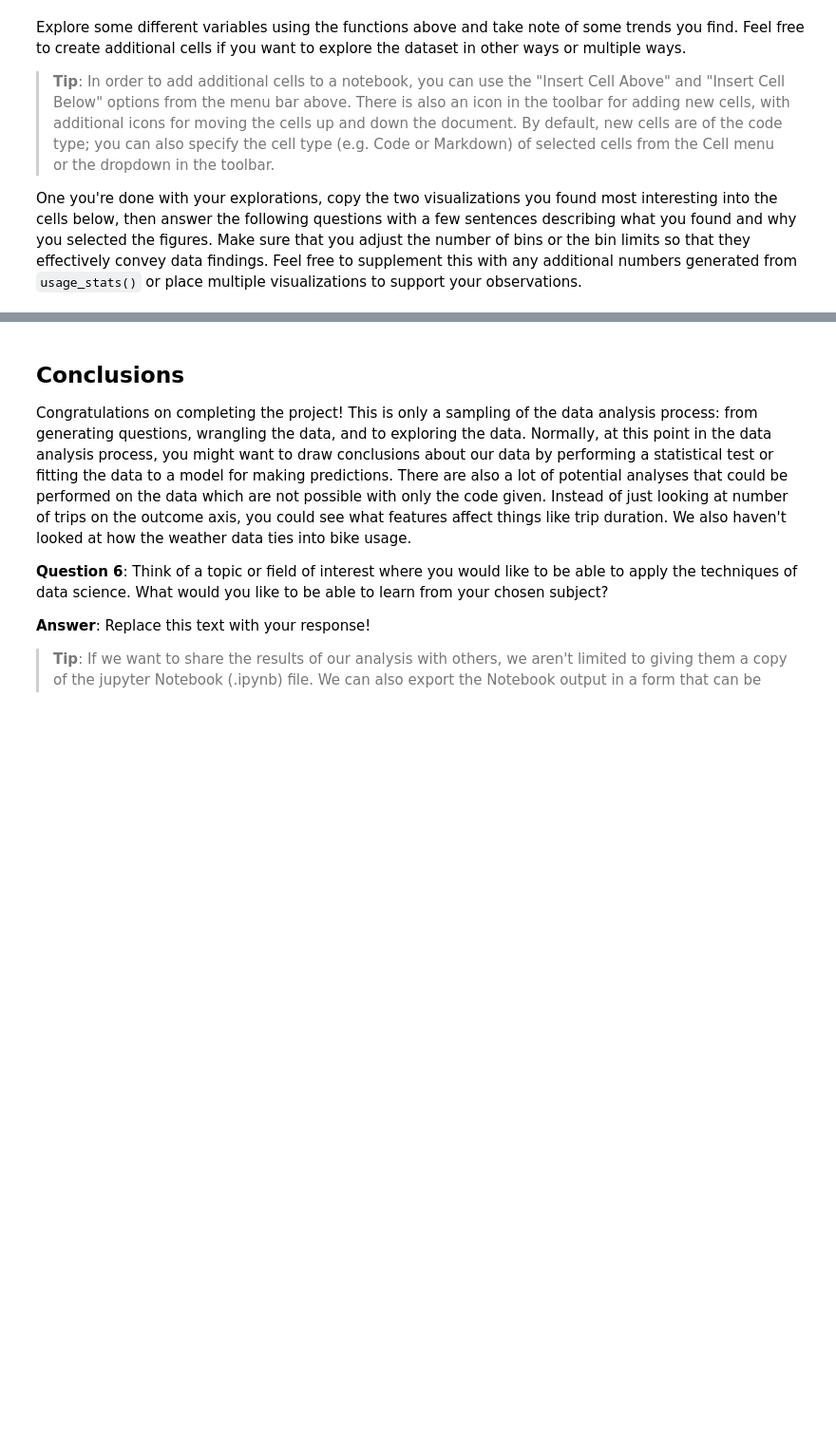
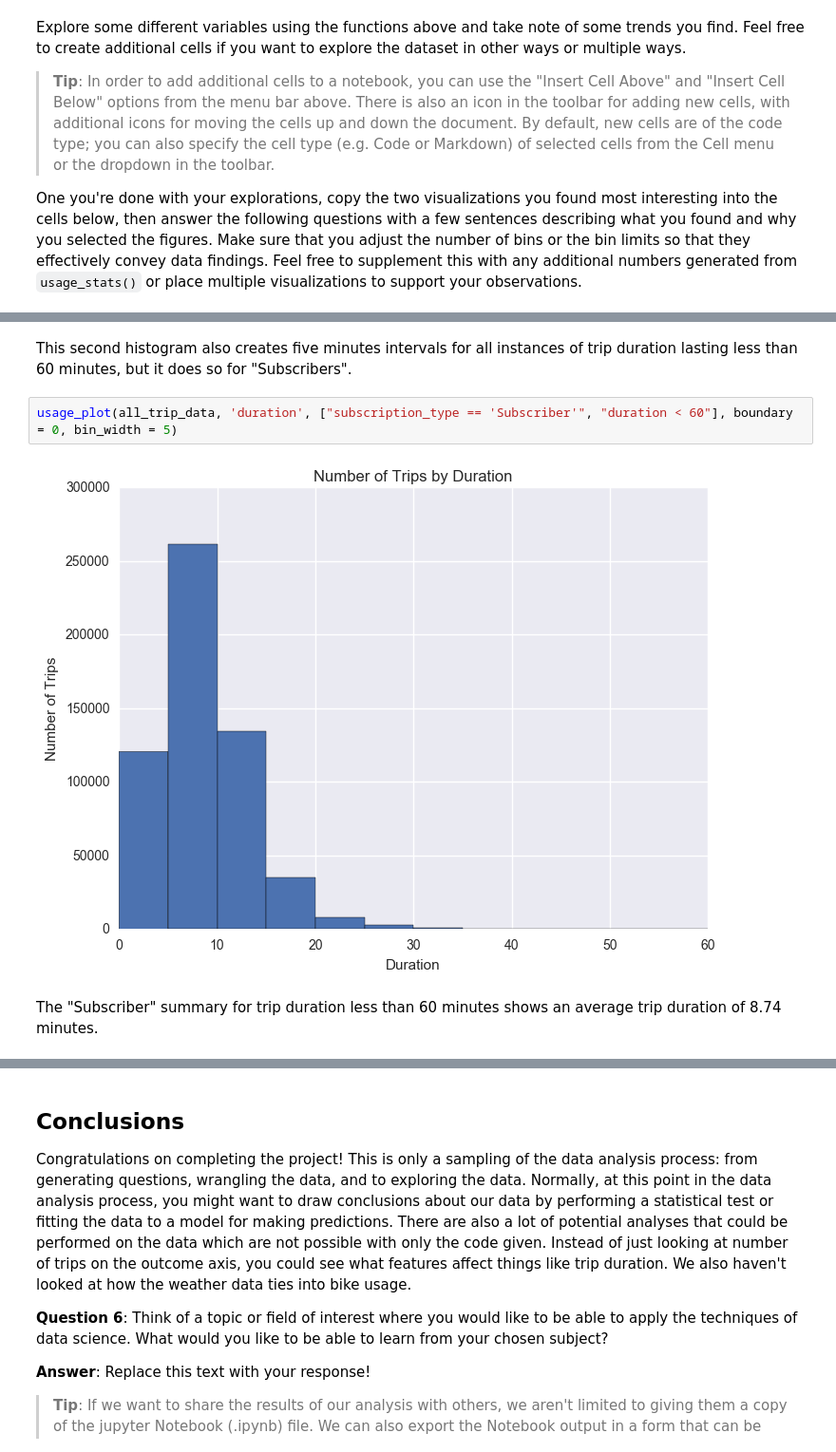
Before and after one commit to hichana/udacity, a Jupyter notebook: P0/dandp0-bikeshareanalysis/Bay_Area_Bike_Share_Analysis-NOTES.ipynb, the cells around one changed output, grey strips where cells are left out. Shown at 95% size. Cells and saved outputs as stored; diff of their text form; blank space fills up the shorter version.

```diff
--- a/P0/dandp0-bikeshareanalysis/Bay_Area_Bike_Share_Analysis-NOTES.ipynb
+++ b/P0/dandp0-bikeshareanalysis/Bay_Area_Bike_Share_Analysis-NOTES.ipynb
@@ -408,0 +489,8 @@ Exception: No key has been provided. Make sure you provide a variable on which t
+# %% [markdown]
+This second histogram also creates five minutes intervals for all instances of trip duration lasting less than 60 minutes, but it does so for "Subscribers".
+# %%
+usage_plot(all_trip_data, 'duration', ["subscription_type == 'Subscriber'", "duration < 60"], boundary = 0, bin_width = 5)
+# %% [output]
+[figure, added]
+# %% [markdown]
+The "Subscriber" summary for trip duration less than 60 minutes shows an average trip duration of 8.74 minutes.
```
Also changed, not shown: parts of 40 cells of this notebook, 2 other files.
